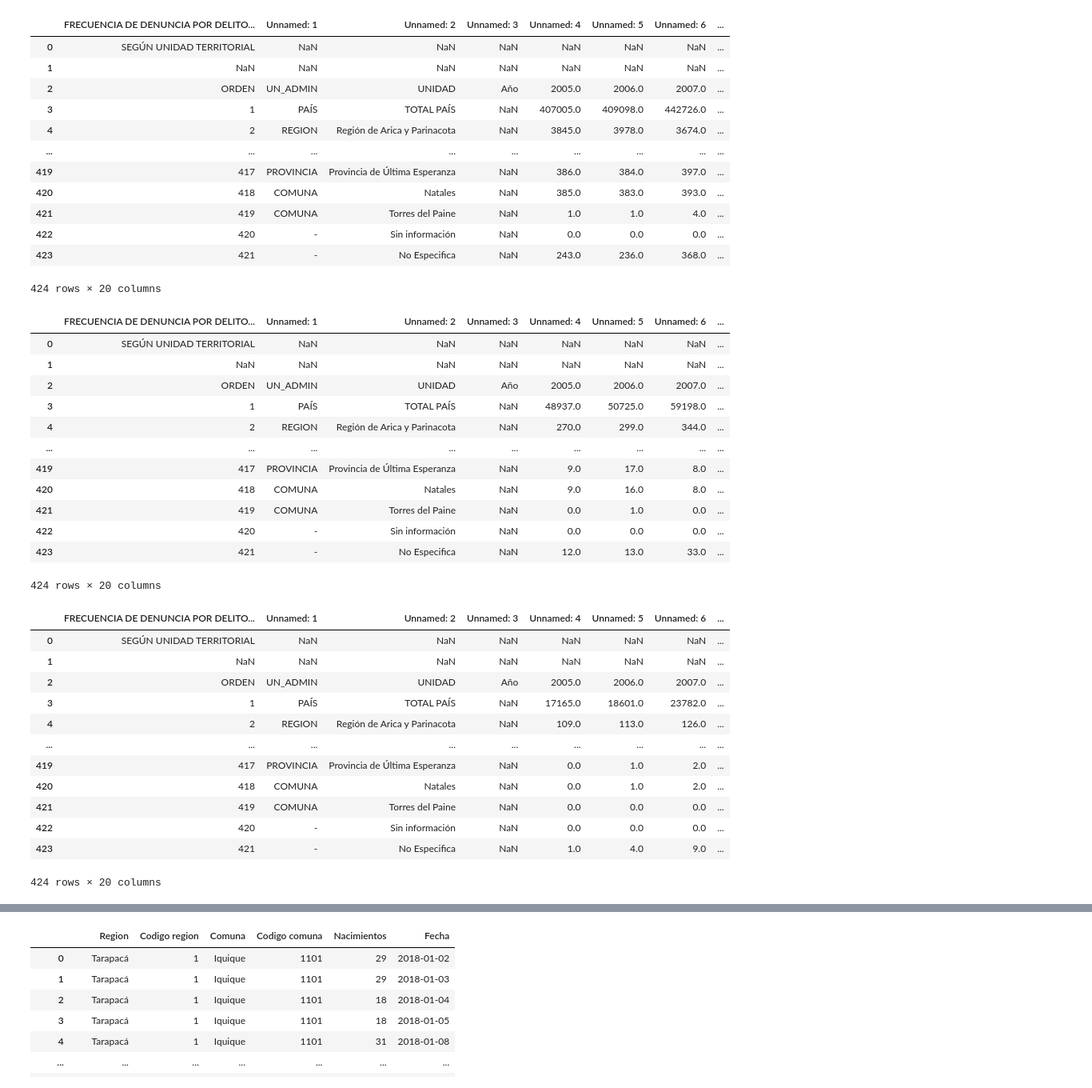
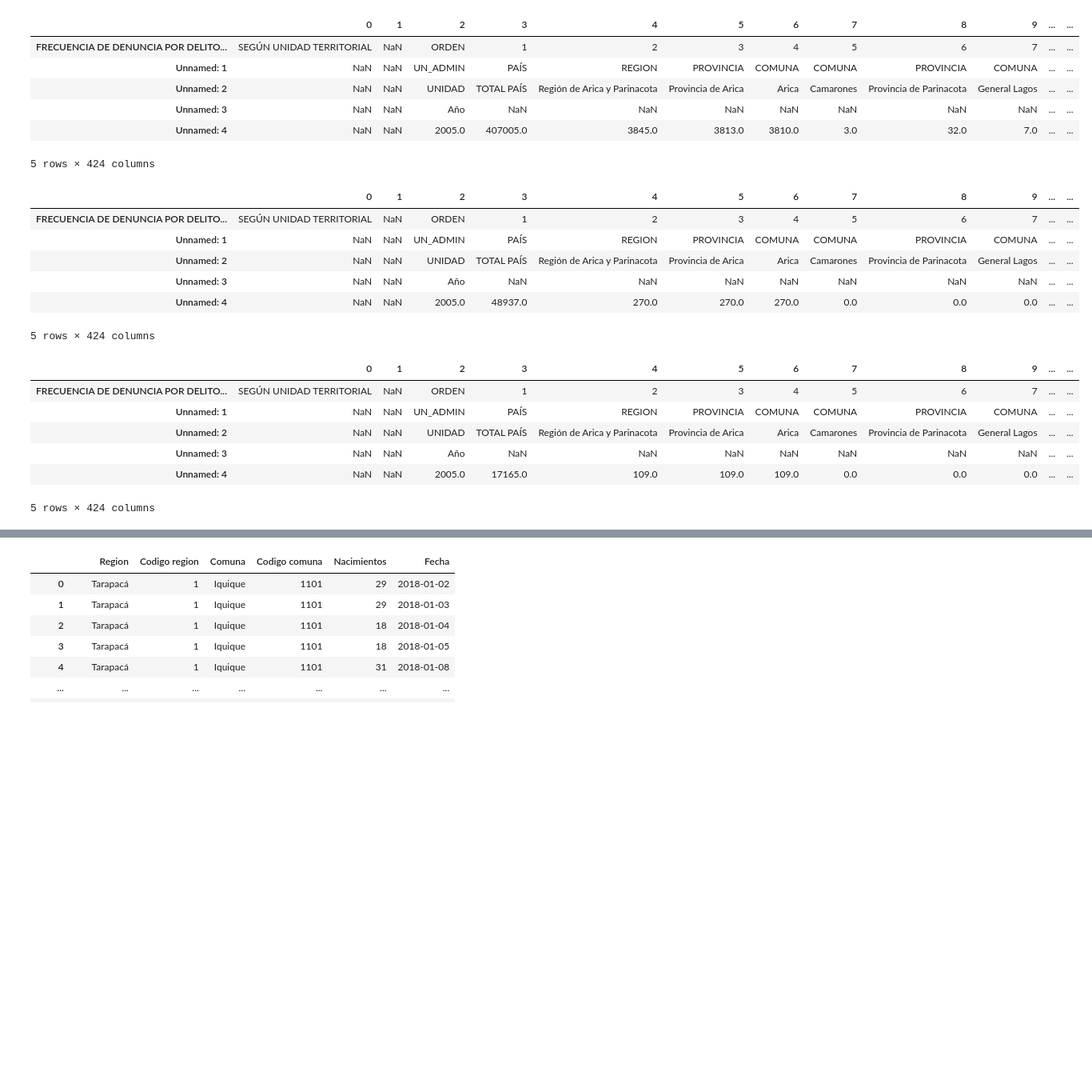
Before and after one commit to 08benja08p/Grupo-8-CDD, a Jupyter notebook: Proyecto_CDD.ipynb, the cells around one changed output, grey strips where cells are left out. Shown at 80% size. Saved outputs shown, nothing was run; the diff lists cells and outputs as text; code cells hidden in the pictures; blank space fills up the shorter version.

```diff
--- a/Proyecto_CDD.ipynb
+++ b/Proyecto_CDD.ipynb
@@ -45,44 +45,26 @@ data_denuncias = pd.read_excel(path_denuncias, sheet_name = None)
 columnas_denuncias = data_denuncias.keys()
 # %%
 for columna in columnas_denuncias:
-    display(data_denuncias[columna].head())
+    display(data_denuncias[columna].T.head())
 # %% [output]
-|  | FRECUENCIA DE DENUNCIA POR DELITO... | Unnamed: 1 | Unnamed: 2 | Unnamed: 3 | Unnamed: 4 | Unnamed: 5 | Unnamed: 6 | ... |
-| 0 | SEGÚN UNIDAD TERRITORIAL | NaN | NaN | NaN | NaN | NaN | NaN | ... |
-| 1 | NaN | NaN | NaN | NaN | NaN | NaN | NaN | ... |
-| 2 | ORDEN | UN_ADMIN | UNIDAD | Año | 2005.0 | 2006.0 | 2007.0 | ... |
-| 3 | 1 | PAÍS | TOTAL PAÍS | NaN | 407005.0 | 409098.0 | 442726.0 | ... |
-| 4 | 2 | REGION | Región de Arica y Parinacota | NaN | 3845.0 | 3978.0 | 3674.0 | ... |
-| ... | ... | ... | ... | ... | ... | ... | ... | ... |
-| 419 | 417 | PROVINCIA | Provincia de Última Esperanza | NaN | 386.0 | 384.0 | 397.0 | ... |
-| 420 | 418 | COMUNA | Natales | NaN | 385.0 | 383.0 | 393.0 | ... |
-| 421 | 419 | COMUNA | Torres del Paine | NaN | 1.0 | 1.0 | 4.0 | ... |
-| 422 | 420 | - | Sin información | NaN | 0.0 | 0.0 | 0.0 | ... |
-| 423 | 421 | - | No Especifica | NaN | 243.0 | 236.0 | 368.0 | ... |
+|  | 0 | 1 | 2 | 3 | 4 | 5 | 6 | 7 | 8 | 9 | ... | ... |
+| FRECUENCIA DE DENUNCIA POR DELITO... | SEGÚN UNIDAD TERRITORIAL | NaN | ORDEN | 1 | 2 | 3 | 4 | 5 | 6 | 7 | ... | ... |
+| Unnamed: 1 | NaN | NaN | UN_ADMIN | PAÍS | REGION | PROVINCIA | COMUNA | COMUNA | PROVINCIA | COMUNA | ... | ... |
+| Unnamed: 2 | NaN | NaN | UNIDAD | TOTAL PAÍS | Región de Arica y Parinacota | Provincia de Arica | Arica | Camarones | Provincia de Parinacota | General Lagos | ... | ... |
+| Unnamed: 3 | NaN | NaN | Año | NaN | NaN | NaN | NaN | NaN | NaN | NaN | ... | ... |
+| Unnamed: 4 | NaN | NaN | 2005.0 | 407005.0 | 3845.0 | 3813.0 | 3810.0 | 3.0 | 32.0 | 7.0 | ... | ... |
-424 rows × 20 columns
+5 rows × 424 columns
-|  | FRECUENCIA DE DENUNCIA POR DELITO... | Unnamed: 1 | Unnamed: 2 | Unnamed: 3 | Unnamed: 4 | Unnamed: 5 | Unnamed: 6 | ... |
-| 0 | SEGÚN UNIDAD TERRITORIAL | NaN | NaN | NaN | NaN | NaN | NaN | ... |
-| 1 | NaN | NaN | NaN | NaN | NaN | NaN | NaN | ... |
-| 2 | ORDEN | UN_ADMIN | UNIDAD | Año | 2005.0 | 2006.0 | 2007.0 | ... |
-| 3 | 1 | PAÍS | TOTAL PAÍS | NaN | 48937.0 | 50725.0 | 59198.0 | ... |
-| 4 | 2 | REGION | Región de Arica y Parinacota | NaN | 270.0 | 299.0 | 344.0 | ... |
-| ... | ... | ... | ... | ... | ... | ... | ... | ... |
-| 419 | 417 | PROVINCIA | Provincia de Última Esperanza | NaN | 9.0 | 17.0 | 8.0 | ... |
-| 420 | 418 | COMUNA | Natales | NaN | 9.0 | 16.0 | 8.0 | ... |
-| 421 | 419 | COMUNA | Torres del Paine | NaN | 0.0 | 1.0 | 0.0 | ... |
-| 422 | 420 | - | Sin información | NaN | 0.0 | 0.0 | 0.0 | ... |
-| 423 | 421 | - | No Especifica | NaN | 12.0 | 13.0 | 33.0 | ... |
+|  | 0 | 1 | 2 | 3 | 4 | 5 | 6 | 7 | 8 | 9 | ... | ... |
+| FRECUENCIA DE DENUNCIA POR DELITO... | SEGÚN UNIDAD TERRITORIAL | NaN | ORDEN | 1 | 2 | 3 | 4 | 5 | 6 | 7 | ... | ... |
+| Unnamed: 1 | NaN | NaN | UN_ADMIN | PAÍS | REGION | PROVINCIA | COMUNA | COMUNA | PROVINCIA | COMUNA | ... | ... |
+| Unnamed: 2 | NaN | NaN | UNIDAD | TOTAL PAÍS | Región de Arica y Parinacota | Provincia de Arica | Arica | Camarones | Provincia de Parinacota | General Lagos | ... | ... |
+| Unnamed: 3 | NaN | NaN | Año | NaN | NaN | NaN | NaN | NaN | NaN | NaN | ... | ... |
+| Unnamed: 4 | NaN | NaN | 2005.0 | 48937.0 | 270.0 | 270.0 | 270.0 | 0.0 | 0.0 | 0.0 | ... | ... |
-424 rows × 20 columns
+5 rows × 424 columns
-|  | FRECUENCIA DE DENUNCIA POR DELITO... | Unnamed: 1 | Unnamed: 2 | Unnamed: 3 | Unnamed: 4 | Unnamed: 5 | Unnamed: 6 | ... |
-| 0 | SEGÚN UNIDAD TERRITORIAL | NaN | NaN | NaN | NaN | NaN | NaN | ... |
-| 1 | NaN | NaN | NaN | NaN | NaN | NaN | NaN | ... |
-| 2 | ORDEN | UN_ADMIN | UNIDAD | Año | 2005.0 | 2006.0 | 2007.0 | ... |
-| 3 | 1 | PAÍS | TOTAL PAÍS | NaN | 17165.0 | 18601.0 | 23782.0 | ... |
-| 4 | 2 | REGION | Región de Arica y Parinacota | NaN | 109.0 | 113.0 | 126.0 | ... |
-| ... | ... | ... | ... | ... | ... | ... | ... | ... |
-| 419 | 417 | PROVINCIA | Provincia de Última Esperanza | NaN | 0.0 | 1.0 | 2.0 | ... |
-| 420 | 418 | COMUNA | Natales | NaN | 0.0 | 1.0 | 2.0 | ... |
-| 421 | 419 | COMUNA | Torres del Paine | NaN | 0.0 | 0.0 | 0.0 | ... |
-| 422 | 420 | - | Sin información | NaN | 0.0 | 0.0 | 0.0 | ... |
-| 423 | 421 | - | No Especifica | NaN | 1.0 | 4.0 | 9.0 | ... |
+|  | 0 | 1 | 2 | 3 | 4 | 5 | 6 | 7 | 8 | 9 | ... | ... |
+| FRECUENCIA DE DENUNCIA POR DELITO... | SEGÚN UNIDAD TERRITORIAL | NaN | ORDEN | 1 | 2 | 3 | 4 | 5 | 6 | 7 | ... | ... |
+| Unnamed: 1 | NaN | NaN | UN_ADMIN | PAÍS | REGION | PROVINCIA | COMUNA | COMUNA | PROVINCIA | COMUNA | ... | ... |
+| Unnamed: 2 | NaN | NaN | UNIDAD | TOTAL PAÍS | Región de Arica y Parinacota | Provincia de Arica | Arica | Camarones | Provincia de Parinacota | General Lagos | ... | ... |
+| Unnamed: 3 | NaN | NaN | Año | NaN | NaN | NaN | NaN | NaN | NaN | NaN | ... | ... |
+| Unnamed: 4 | NaN | NaN | 2005.0 | 17165.0 | 109.0 | 109.0 | 109.0 | 0.0 | 0.0 | 0.0 | ... | ... |
-424 rows × 20 columns
+5 rows × 424 columns
```
Also changed, not shown: parts of 7 cells of this notebook, 9 other files.
